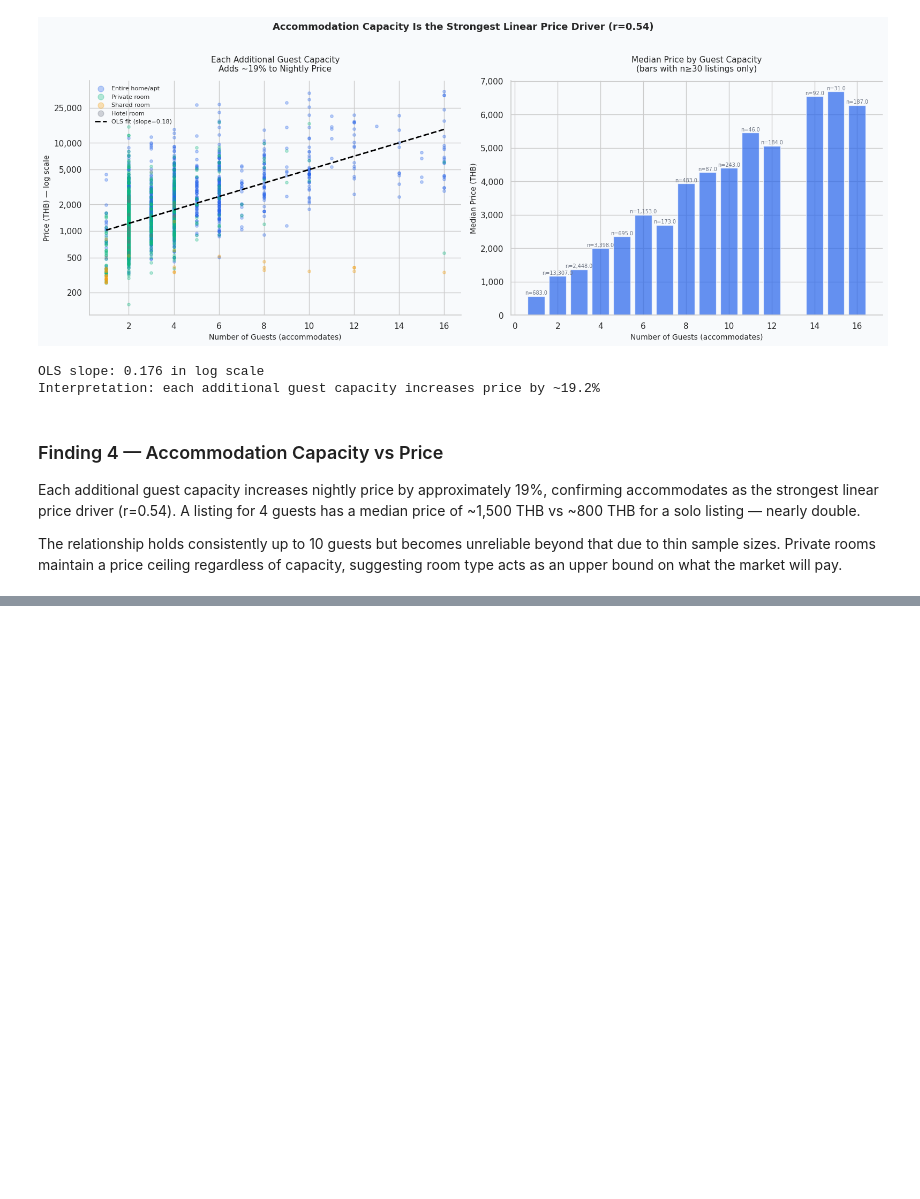
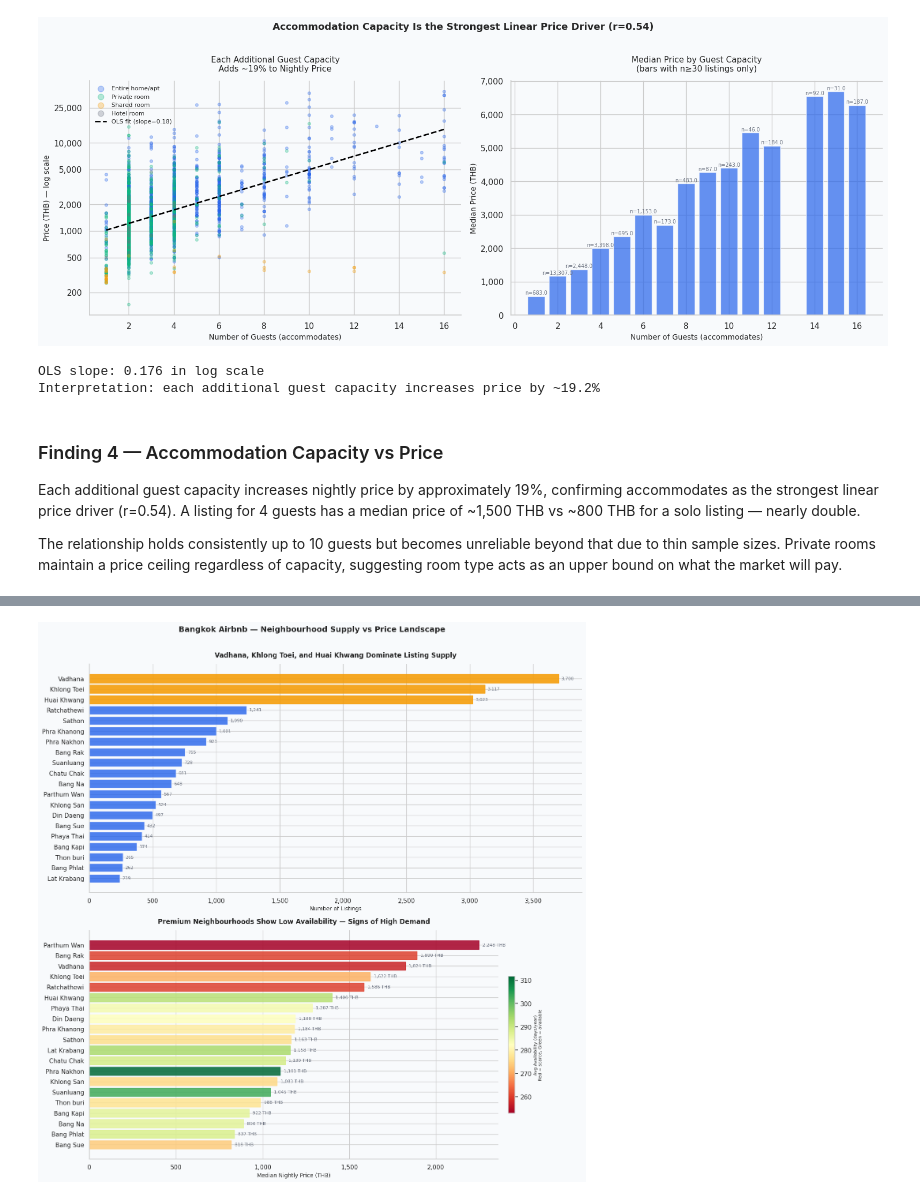
Before and after one commit to taghoutii/airbnb-eda, a Jupyter notebook: notebooks/01_eda.ipynb, the cells around one changed output, grey strips where cells are left out. Drawn from its saved outputs; the diff is of its cells as text; code cells hidden in the pictures; blank space fills up the shorter version.

Commit message:
Section 3: neighbourhood supply vs price analysis and choropleth maps

```diff
--- a/notebooks/01_eda.ipynb
+++ b/notebooks/01_eda.ipynb
@@ -674,0 +684,19 @@ the market will pay.
+# %%
+# Neighborhood overview
+neighbourhood_stats = (listings_clean
+    .groupby('neighbourhood_cleansed')
+    .agg(
+        listing_count  = ('id', 'count'),
+        median_price   = ('price', 'median'),
+        mean_price     = ('price', 'mean'),
+        avg_rating     = ('review_scores_rating', 'mean'),
+        avg_avail_365  = ('availability_365', 'mean')
+    )
+    .round(1)
+    .sort_values('listing_count', ascending=False)
+    .reset_index()
+)
+
+print(f"Total neighbourhoods: {len(neighbourhood_stats)}")
+print(f"\nTop 10 by listing count:")
+print(neighbourhood_stats.head(10).to_string(index=False))
@@ -674,0 +718,81 @@ the market will pay.
+# %%
+# Use top 20 neighbourhoods for readability
+top20 = neighbourhood_stats.head(20).copy()
+
+fig, axes = plt.subplots(2, 1, figsize=(14, 14))
+
+# --- TOP: Listing count (supply) ---
+ax = axes[0]
+
+bars = ax.barh(top20['neighbourhood_cleansed'][::-1],
+               top20['listing_count'][::-1],
+               color=COLORS['primary'], alpha=0.8, edgecolor='white')
+
+# Highlight top 3
+for i, bar in enumerate(bars):
+    if i >= len(bars) - 3:
+        bar.set_color(COLORS['secondary'])
+        bar.set_alpha(0.9)
+
+# Annotate bars with count
+for bar, val in zip(bars, top20['listing_count'][::-1]):
+    ax.text(bar.get_width() + 20, bar.get_y() + bar.get_height() / 2,
+            f'{val:,}', va='center', fontsize=8, color=COLORS['neutral'])
+
+ax.set_title('Vadhana, Khlong Toei, and Huai Khwang Dominate Listing Supply',
+             fontsize=12, fontweight='bold', pad=12)
+ax.set_xlabel('Number of Listings', fontsize=10)
+ax.set_ylabel('')
+ax.xaxis.set_major_formatter(ticker.FuncFormatter(lambda x, _: f'{x:,.0f}'))
+
+# --- BOTTOM: Median price with availability overlay ---
+ax = axes[1]
+
+# Sort by median price for this chart
+top20_by_price = top20.sort_values('median_price', ascending=True)
+
+bars = ax.barh(top20_by_price['neighbourhood_cleansed'],
+               top20_by_price['median_price'],
+               color=COLORS['primary'], alpha=0.7, edgecolor='white')
+
+# Color bars by availability — highlights supply/demand tension
+# Low availability + high price = high demand neighborhood
+norm = plt.Normalize(top20_by_price['avg_avail_365'].min(),
+                     top20_by_price['avg_avail_365'].max())
+cmap = plt.cm.RdYlGn  # red=low availability, green=high availability
+
+for bar, avail in zip(bars, top20_by_price['avg_avail_365']):
+    bar.set_color(cmap(norm(avail)))
+    bar.set_alpha(0.85)
+
+# Colorbar legend
+sm = plt.cm.ScalarMappable(cmap=cmap, norm=norm)
+sm.set_array([])
+cbar = plt.colorbar(sm, ax=ax, shrink=0.6, pad=0.02)
+cbar.set_label('Avg Availability (days/year)\nRed = scarce, Green = available', fontsize=8)
+
+# Annotate with median price
+for bar, val in zip(bars, top20_by_price['median_price']):
+    ax.text(bar.get_width() + 20, bar.get_y() + bar.get_height() / 2,
+            f'{val:,.0f} THB', va='center', fontsize=8, color=COLORS['neutral'])
+
+ax.set_title('Premium Neighbourhoods Show Low Availability — Signs of High Demand',
+             fontsize=12, fontweight='bold', pad=12)
+ax.set_xlabel('Median Nightly Price (THB)', fontsize=10)
+ax.set_ylabel('')
+ax.xaxis.set_major_formatter(ticker.FuncFormatter(lambda x, _: f'{x:,.0f}'))
+
+plt.suptitle('Bangkok Airbnb — Neighbourhood Supply vs Price Landscape',
+             fontsize=14, fontweight='bold', y=1.01)
+plt.tight_layout()
+plt.show()
+
+# Print price vs availability correlation
+corr = neighbourhood_stats['median_price'].corr(neighbourhood_stats['avg_avail_365'])
+print(f"Correlation between median price and availability: {corr:.3f}")
+print(f"\nMost expensive neighbourhoods (top 5 by median price):")
+print(neighbourhood_stats.nlargest(5, 'median_price')[['neighbourhood_cleansed', 'median_price', 'avg_avail_365']].to_string(index=False))
+print(f"\nMost affordable neighbourhoods (bottom 5 by median price):")
+print(neighbourhood_stats.nsmallest(5, 'median_price')[['neighbourhood_cleansed', 'median_price', 'avg_avail_365']].to_string(index=False))
+# %% [output]
+[figure, added]
```
Also changed, not shown: parts of 7 cells of this notebook.
